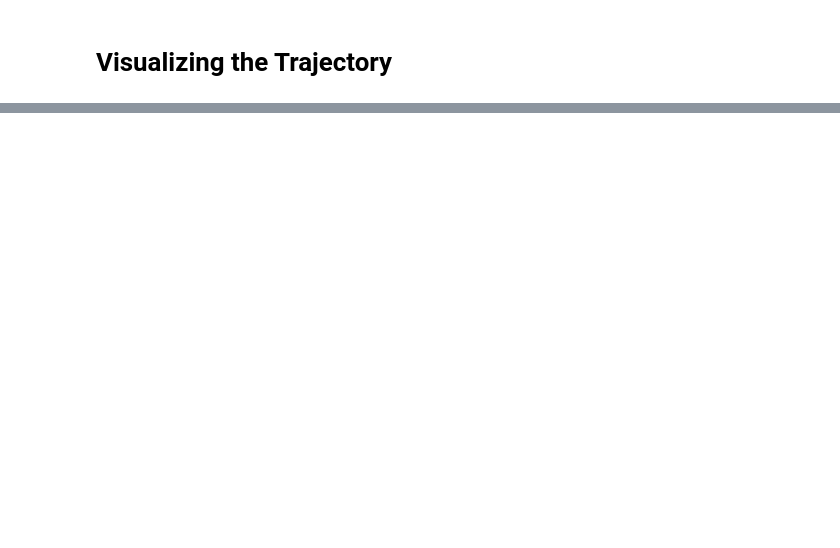
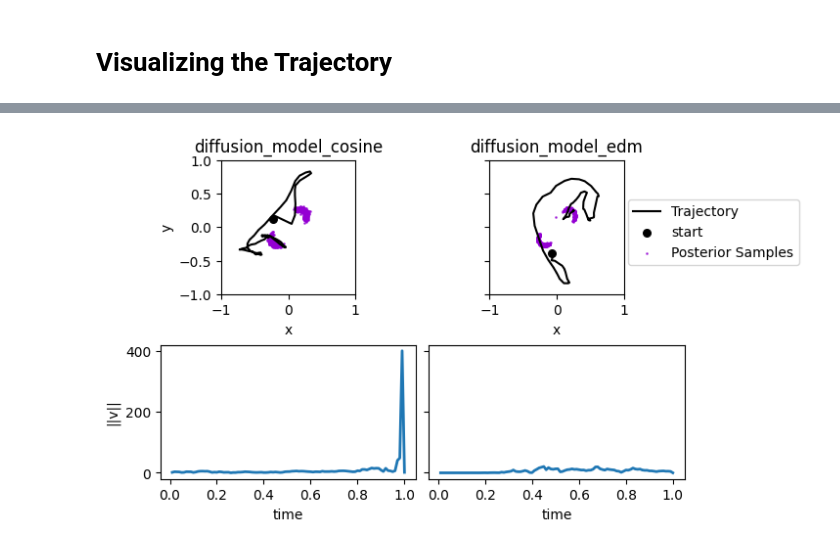
Before and after one commit to vepe99/diffusion-experiments, a Jupyter notebook: Visualising Score & Schedules.ipynb, the cells around one changed output, grey strips where cells are left out. Saved outputs shown, nothing was run; the diff lists cells and outputs as text; code cells hidden in the pictures; blank space fills up the shorter version.

```diff
--- a/Visualising Score & Schedules.ipynb
+++ b/Visualising Score & Schedules.ipynb
@@ -152,0 +244,36 @@ plt.show()
+# %%
+fig, ax = plt.subplots(nrows=2, ncols=2, figsize=(3*2, 4), layout='constrained', sharey='row', sharex='row')
+for i, (name, workflow) in enumerate(workflows.items()):
+    if name.split('_')[0] != 'diffusion':
+        continue  # no stochastic solver
+
+    traj, vels, times = euler_backward_like(
+        workflow, x0=x0, conditions=conditions, steps=100, stochastic_solver=True
+    )
+    traj, vels = traj[:, 0, 0], vels[:, 0, 0]  # take first batch item
+    vel_norm = np.linalg.norm(vels, axis=-1)
+    x_smooth = moving_average(traj[:,0])
+    y_smooth = moving_average(traj[:,1])
+    ax[0, i].plot(x_smooth, y_smooth, color='black', label="Trajectory" if i == 0 else None)
+    ax[0, i].scatter(x_smooth[0], y_smooth[0], s=30, marker='o', label='start' if i == 0 else None, color='black')
+    #ax[0, i].scatter(x_smooth[-1], y_smooth[-1], s=30, marker='x', label='end' if i == 0 else None, color='black')
+
+    samples = workflow.sample(num_samples=1000, conditions=conditions, method="euler_maruyama")
+    ax[0, i].scatter(samples["theta"][0, :, 0], samples["theta"][0, :, 1], alpha=0.75, s=0.75,
+                     color='darkviolet', label="Posterior Samples" if i == 0 else None)
+
+    ax[1, i].plot(times[:-1], vel_norm, linewidth=2)
+    #ax[1, i].set_title("Velocity norm over time")
+    ax[1, i].set_xlabel("time")
+
+    ax[0, i].set_title(name)
+    ax[0, i].set_aspect('equal')
+    ax[0, i].set_xlabel("x")
+fig.legend(bbox_to_anchor=(1.2, 0.85))
+ax[0, 0].set_ylabel("y")
+ax[0, -1].set_xlim([-1, 1])
+ax[0, -1].set_ylim([-1, 1])
+ax[1, 0].set_ylabel("||v||")
+plt.show()
+# %% [output]
+[figure, added]
```
Also changed, not shown: parts of 21 cells of this notebook, 1 other file.
